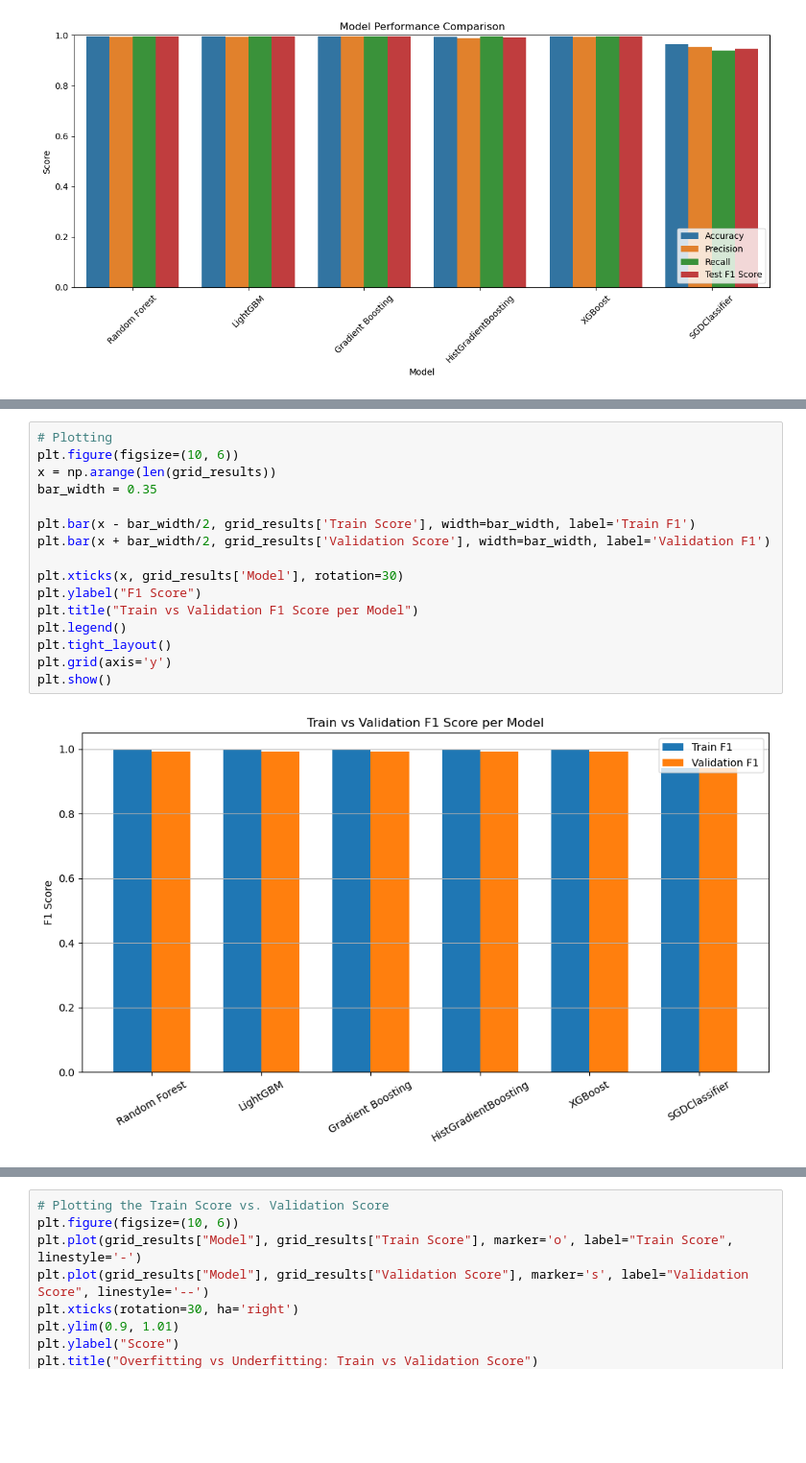
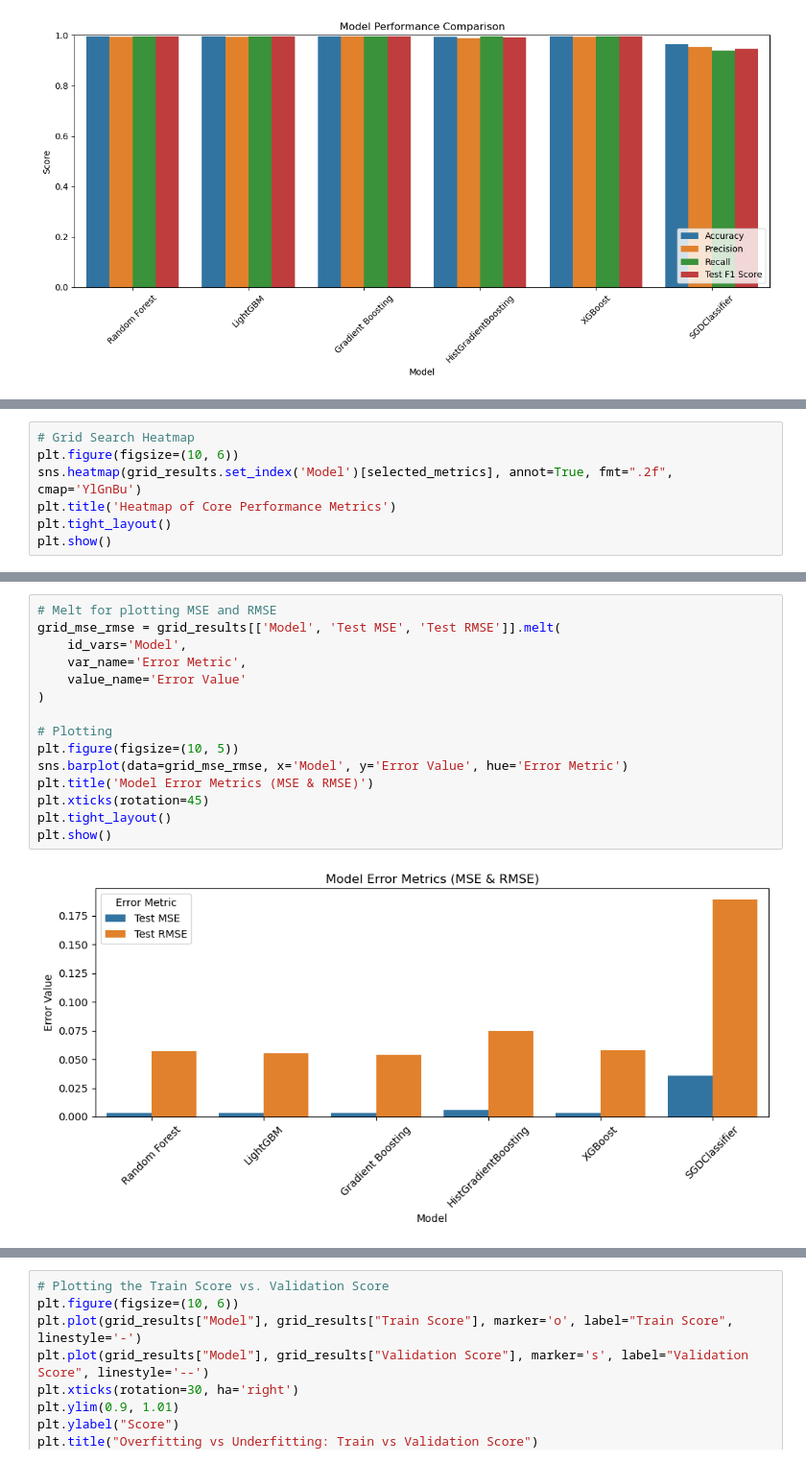
Before and after one commit to Rnamrata/credit-card-fraud-analysis, a Jupyter notebook: model_evalution.ipynb, the cells around one changed output, grey strips where cells are left out. Shown at 96% size. Cells and saved outputs as stored; diff of their text form; blank space fills up the shorter version.

Commit message:
modified comparison among the best selected models and add new version without LGBM

```diff
--- a/model_evalution.ipynb
+++ b/model_evalution.ipynb
@@ -656,0 +794,7 @@ plt.show()
+# %%
+# Grid Search Heatmap
+plt.figure(figsize=(10, 6))
+sns.heatmap(grid_results.set_index('Model')[selected_metrics], annot=True, fmt=".2f", cmap='YlGnBu')
+plt.title('Heatmap of Core Performance Metrics')
+plt.tight_layout()
+plt.show()
@@ -657,18 +803,17 @@ plt.show()
 # %%
+# Melt for plotting MSE and RMSE
+grid_mse_rmse = grid_results[['Model', 'Test MSE', 'Test RMSE']].melt(
+    id_vars='Model',
+    var_name='Error Metric',
+    value_name='Error Value'
+)
+
 # Plotting
-plt.figure(figsize=(10, 6))
-x = np.arange(len(grid_results))
-bar_width = 0.35
-
-plt.bar(x - bar_width/2, grid_results['Train Score'], width=bar_width, label='Train F1')
-plt.bar(x + bar_width/2, grid_results['Validation Score'], width=bar_width, label='Validation F1')
-
-plt.xticks(x, grid_results['Model'], rotation=30)
-plt.ylabel("F1 Score")
-plt.title("Train vs Validation F1 Score per Model")
-plt.legend()
+plt.figure(figsize=(10, 5))
+sns.barplot(data=grid_mse_rmse, x='Model', y='Error Value', hue='Error Metric')
+plt.title('Model Error Metrics (MSE & RMSE)')
+plt.xticks(rotation=45)
 plt.tight_layout()
-plt.grid(axis='y')
 plt.show()
 # %% [output]
-[figure, old version]
+[figure, new version]
```
Also changed, not shown: parts of 41 cells of this notebook, 1 other file.
